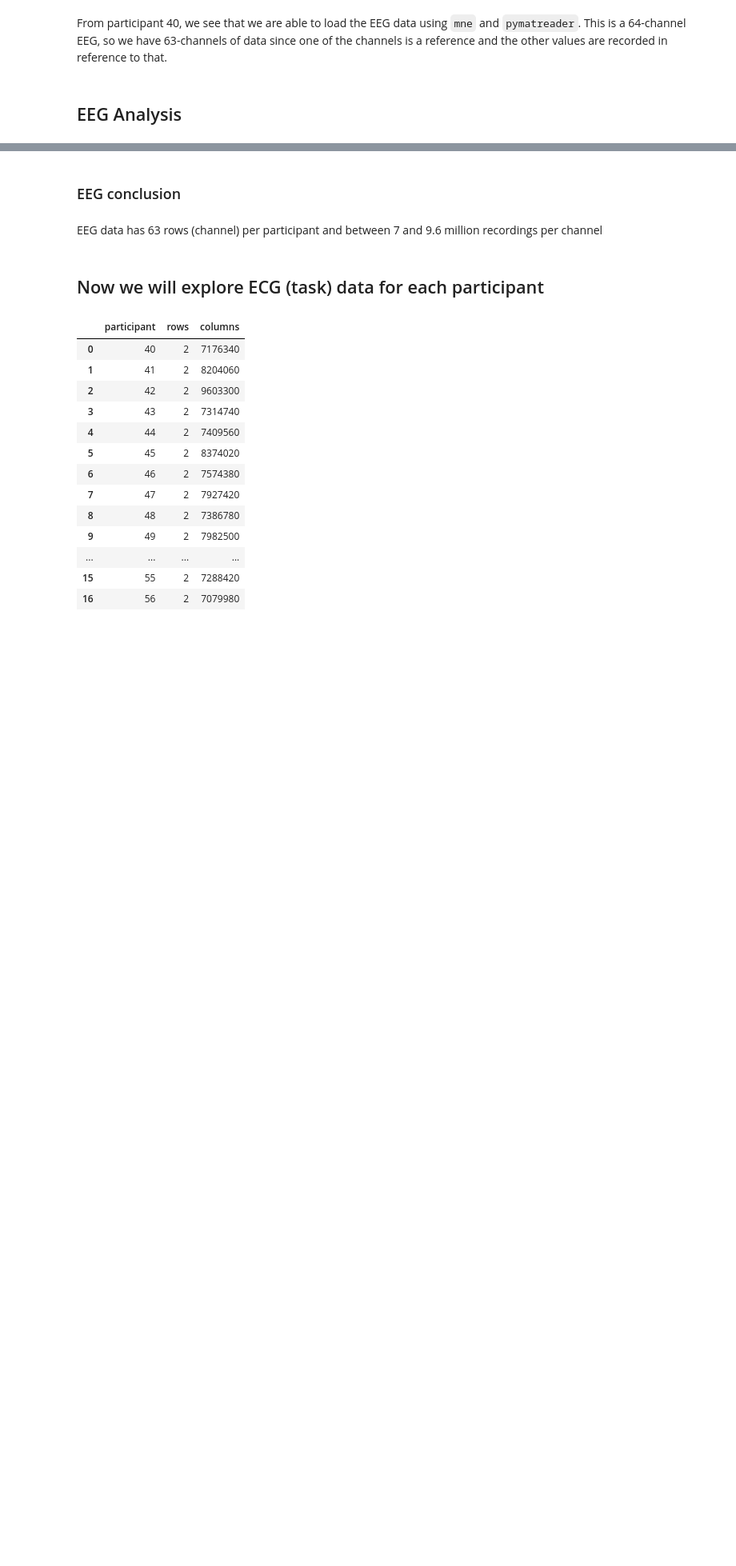
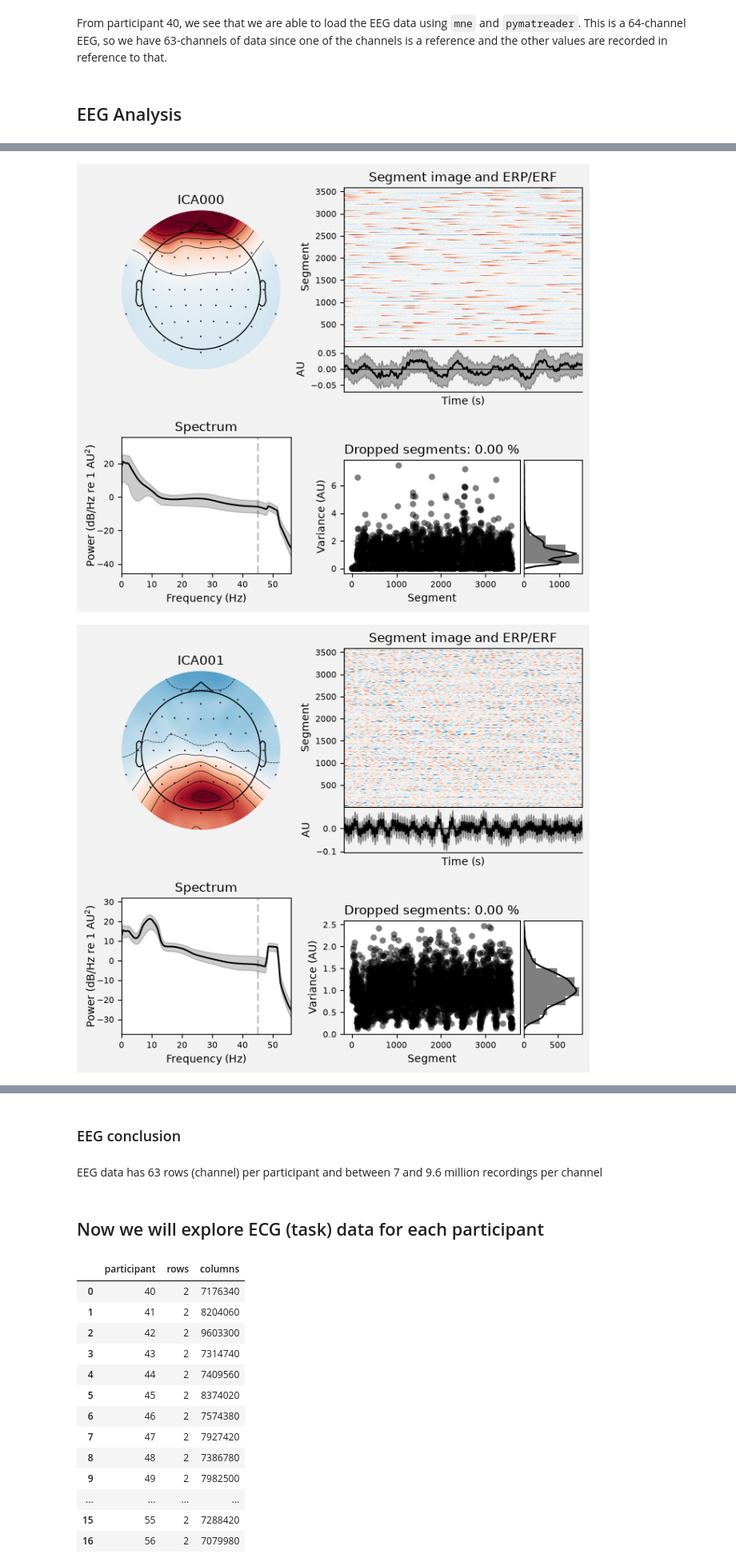
Before and after one commit to atifmmahmud/cognitive-load-biomarkers, a Jupyter notebook: eda.ipynb, the cells around one changed output, grey strips where cells are left out. Shown at 80% size. Drawn from its saved outputs; the diff is of its cells as text; code cells hidden in the pictures; blank space fills up the shorter version.

```diff
--- a/eda.ipynb
+++ b/eda.ipynb
@@ -94,0 +114,5 @@ OSError: The filename (d:\GradSchool\SFU\Courses\IAT-882\Final Project\cognitive
+# %%
+ica.plot_properties(raw, picks=[0, 1, 2, 3, 4, 5, 6])
+# %% [output]
+[figure, added]
+[figure, added]
```
Also changed, not shown: parts of 7 cells of this notebook.
